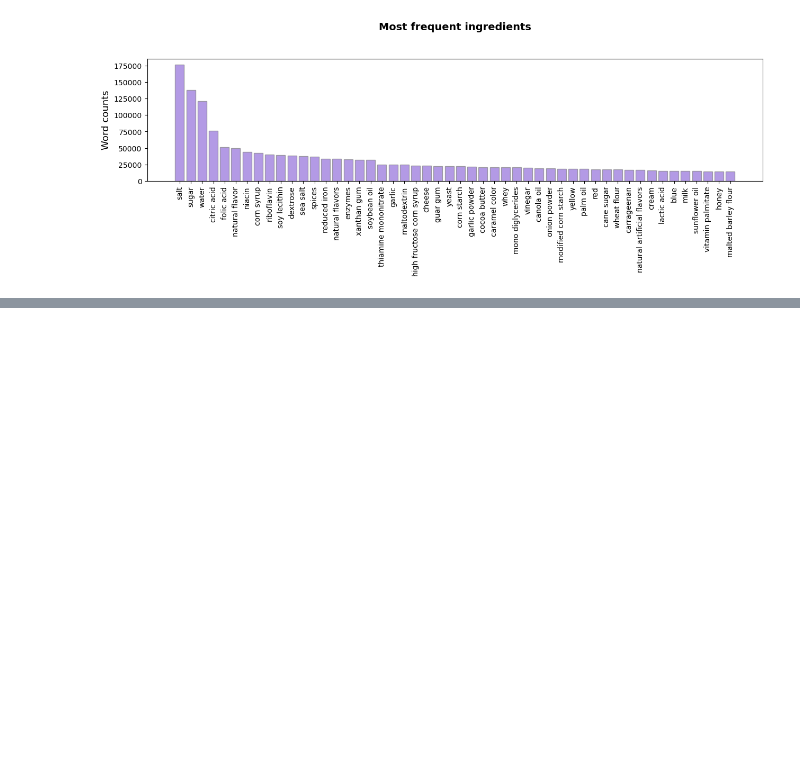
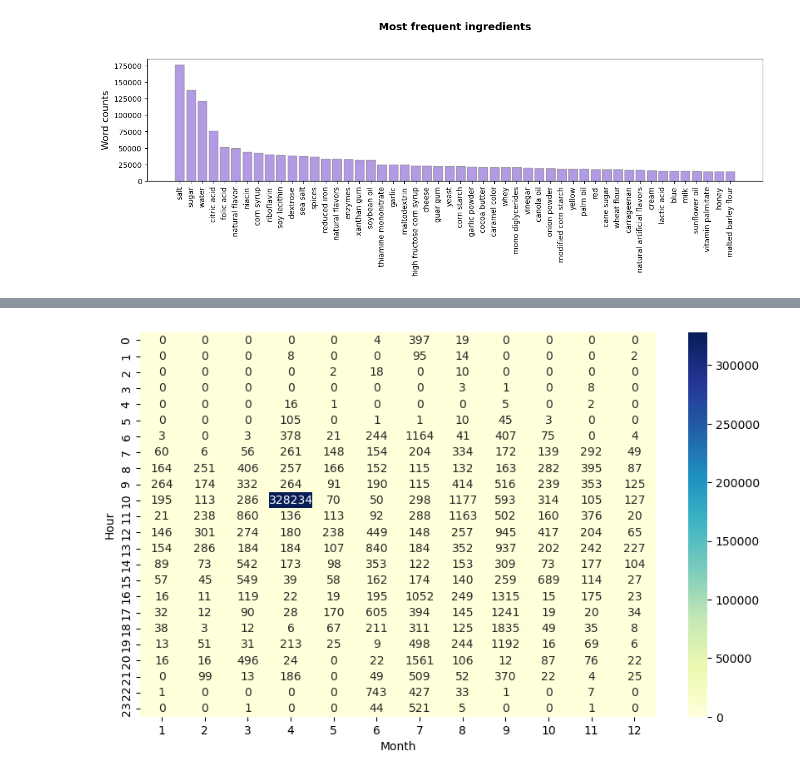
Before and after one commit to FlorieG/Machine_Learning_EPFL-extension-school, a Jupyter notebook: Course#2 Data Analysis/Project_C2.ipynb, the cells around one changed output, grey strips where cells are left out. Saved outputs shown, nothing was run; the diff lists cells and outputs as text; code cells hidden in the pictures; blank space fills up the shorter version.

Commit message:
Task E done

```diff
--- a/Course#2 Data Analysis/Project_C2.ipynb
+++ b/Course#2 Data Analysis/Project_C2.ipynb
@@ -1369,0 +1391,4 @@ plt.show()
+# %%
+dates = pd.to_datetime(df["created_at"])
+df["created_at"] = dates
+df["created_at"].head()
@@ -1369,0 +1397,11 @@ plt.show()
+# %%
+df_dates = pd.DataFrame(
+    {
+        "dates": pd.to_datetime(df["created_at"]),
+        "year": pd.DatetimeIndex(pd.to_datetime(df["created_at"])).year,
+        "month": pd.DatetimeIndex(pd.to_datetime(df["created_at"])).month,
+        "hour": pd.DatetimeIndex(pd.to_datetime(df["created_at"])).hour,
+        "country": df["country"] #this column will serve for the second task
+    }
+)
+df_dates.head()
@@ -1369,0 +1415,12 @@ plt.show()
+# %%
+# We create a pivot_table to get the count per month per hour
+pivot_table = df_dates.pivot_table(index='hour', columns='month', aggfunc='size', fill_value=0)
+
+plt.figure(figsize=(10, 6))
+sns.heatmap(pivot_table, cmap='YlGnBu', annot=True, fmt='d', cbar=True)
+plt.xlabel('Month')
+plt.ylabel('Hour')
+
+plt.show()
+# %% [output]
+[figure, added]
```
Also changed, not shown: parts of 20 cells of this notebook, 18 other files.
